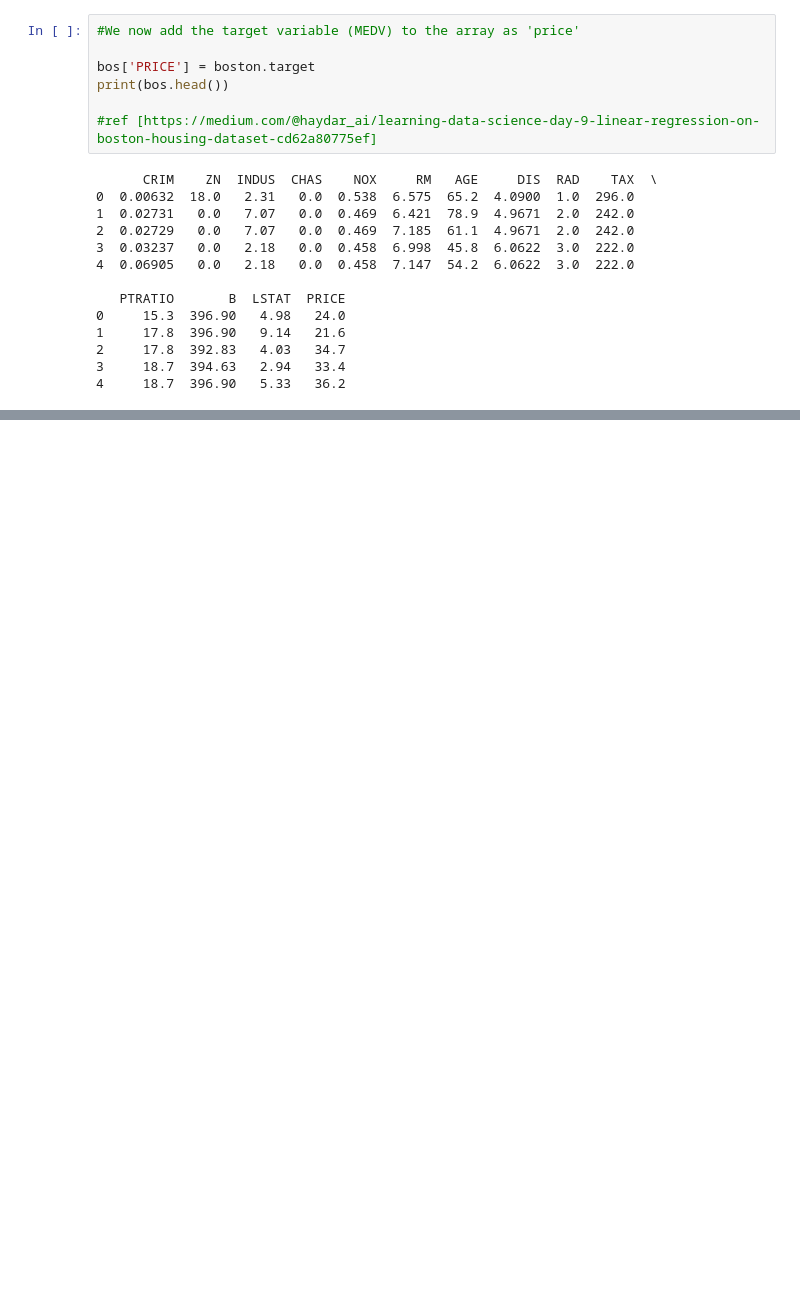
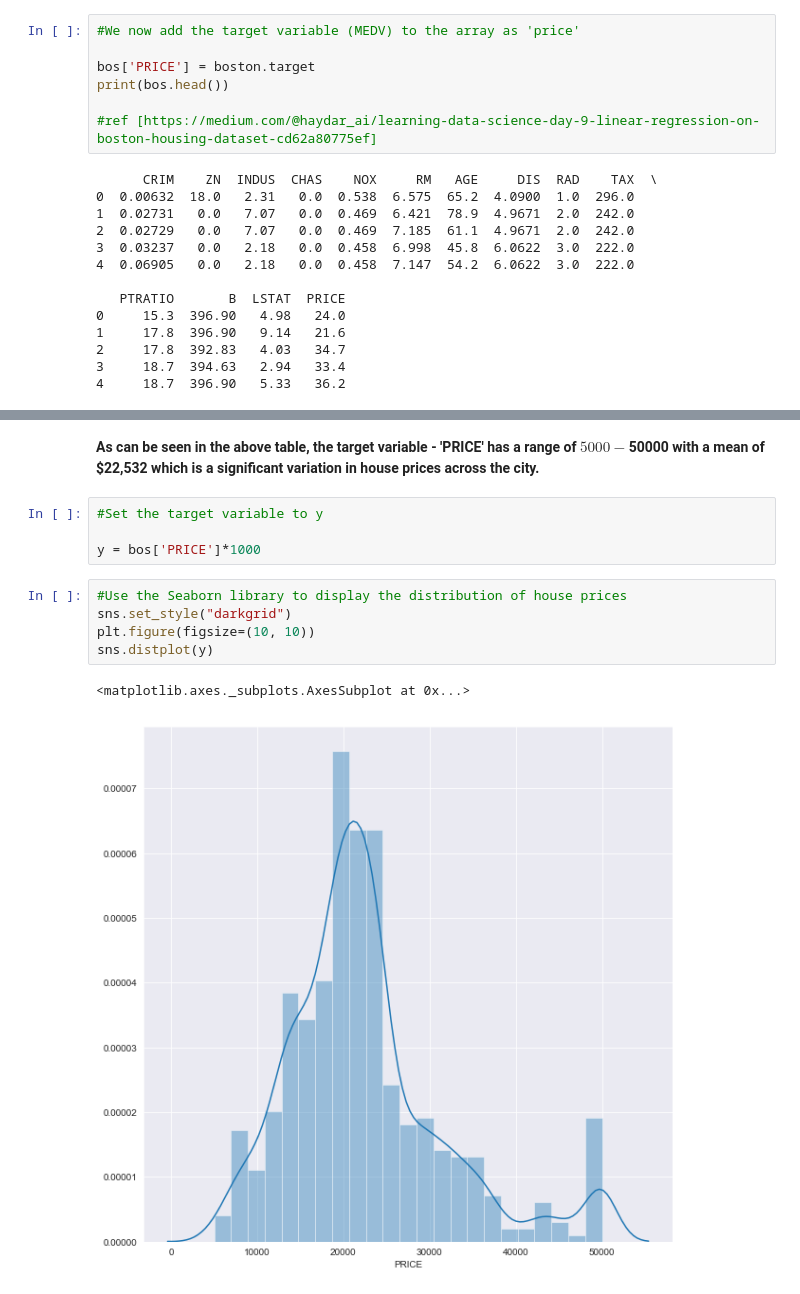
Before and after one commit to oreillyh/Machine-Learning-Statistics, a Jupyter notebook: MACHINE LEARNING AND STATISTICS PROJECT .ipynb, the cells around one changed output, grey strips where cells are left out. Drawn from its saved outputs; the diff is of its cells as text; blank space fills up the shorter version.

```diff
--- a/MACHINE LEARNING AND STATISTICS PROJECT .ipynb
+++ b/MACHINE LEARNING AND STATISTICS PROJECT .ipynb
@@ -175,0 +192,14 @@ max     37.970000   50.000000
+# %% [markdown]
+ **As can be seen in the above table, the target variable - 'PRICE' has a range of $5000 - $50000 with a mean of $22,532 which is a significant variation in house prices across the city.**
+# %%
+#Set the target variable to y
+
+y = bos['PRICE']*1000
+# %%
+#Use the Seaborn library to display the distribution of house prices
+sns.set_style("darkgrid")
+plt.figure(figsize=(10, 10))
+sns.distplot(y)
+# %% [output]
+<matplotlib.axes._subplots.AxesSubplot at 0x...>
+[figure, added]
```
Also changed, not shown: parts of 12 cells of this notebook.
